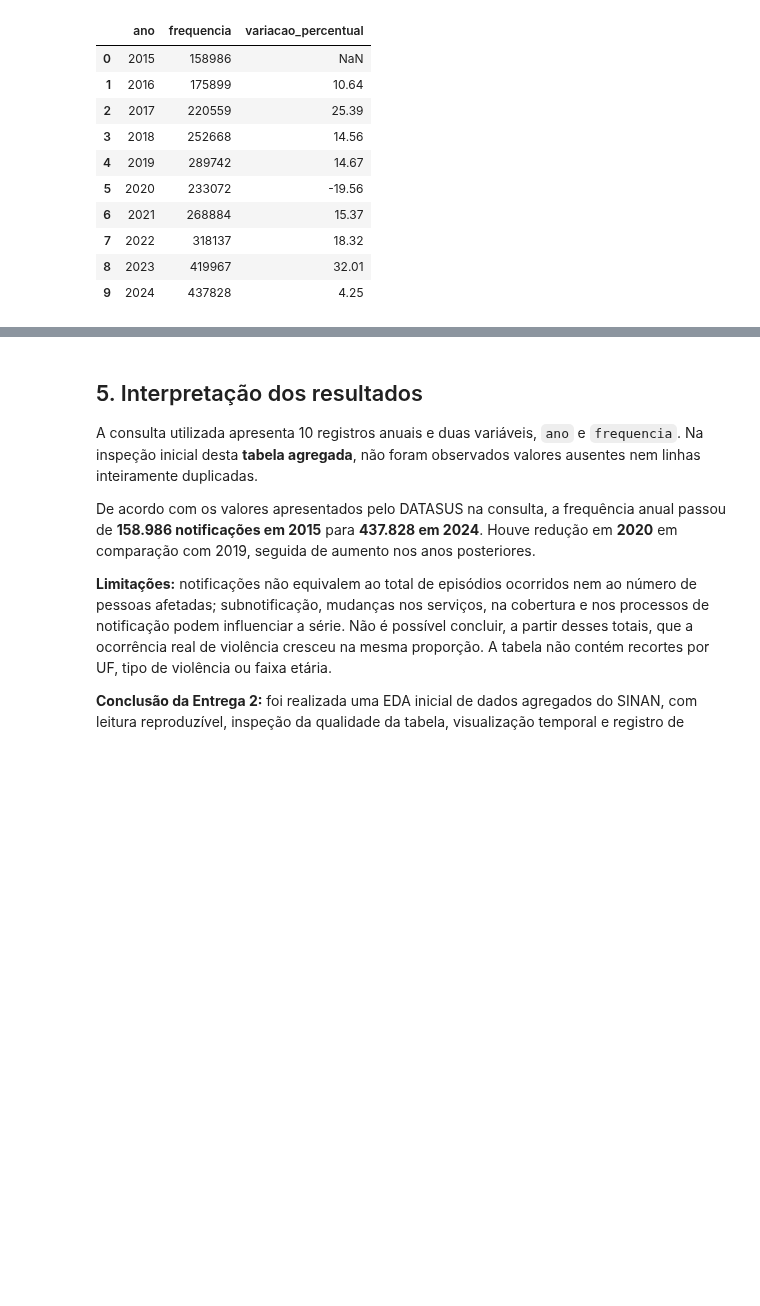
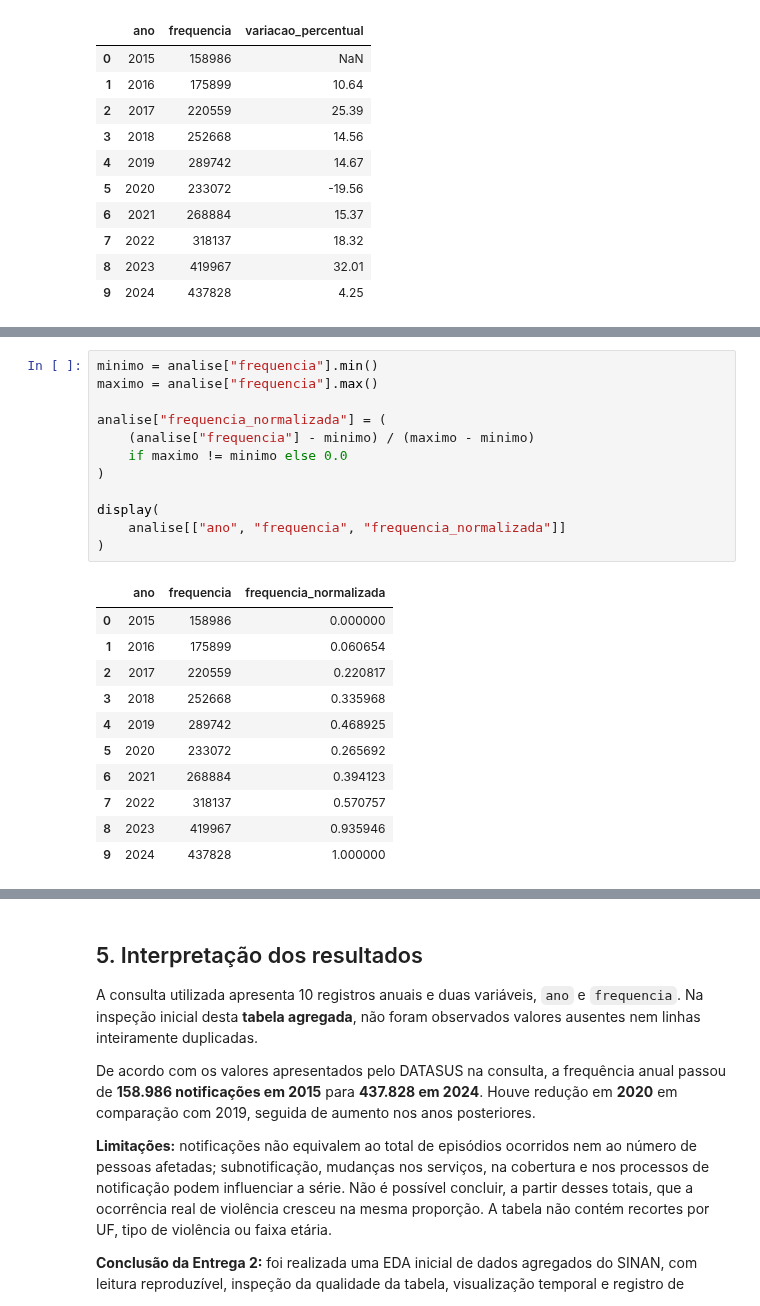
Before and after one commit to AbelPiassa/Meu-Ciclo, a Jupyter notebook: data-science/notebooks/01_eda_sinan_meu_ciclo.ipynb, the cells around one changed output, grey strips where cells are left out. Drawn from its saved outputs; the diff is of its cells as text; blank space fills up the shorter version.

```diff
--- a/data-science/notebooks/01_eda_sinan_meu_ciclo.ipynb
+++ b/data-science/notebooks/01_eda_sinan_meu_ciclo.ipynb
@@ -160,0 +185,24 @@ Variação do primeiro ao último ano: 175.4%
+# %%
+minimo = analise["frequencia"].min()
+maximo = analise["frequencia"].max()
+
+analise["frequencia_normalizada"] = (
+    (analise["frequencia"] - minimo) / (maximo - minimo)
+    if maximo != minimo else 0.0
+)
+
+display(
+    analise[["ano", "frequencia", "frequencia_normalizada"]]
+)
+# %% [output]
+|  | ano | frequencia | frequencia_normalizada |
+| 0 | 2015 | 158986 | 0.000000 |
+| 1 | 2016 | 175899 | 0.060654 |
+| 2 | 2017 | 220559 | 0.220817 |
+| 3 | 2018 | 252668 | 0.335968 |
+| 4 | 2019 | 289742 | 0.468925 |
+| 5 | 2020 | 233072 | 0.265692 |
+| 6 | 2021 | 268884 | 0.394123 |
+| 7 | 2022 | 318137 | 0.570757 |
+| 8 | 2023 | 419967 | 0.935946 |
+| 9 | 2024 | 437828 | 1.000000 |
```
Also changed, not shown: parts of 3 cells of this notebook.
